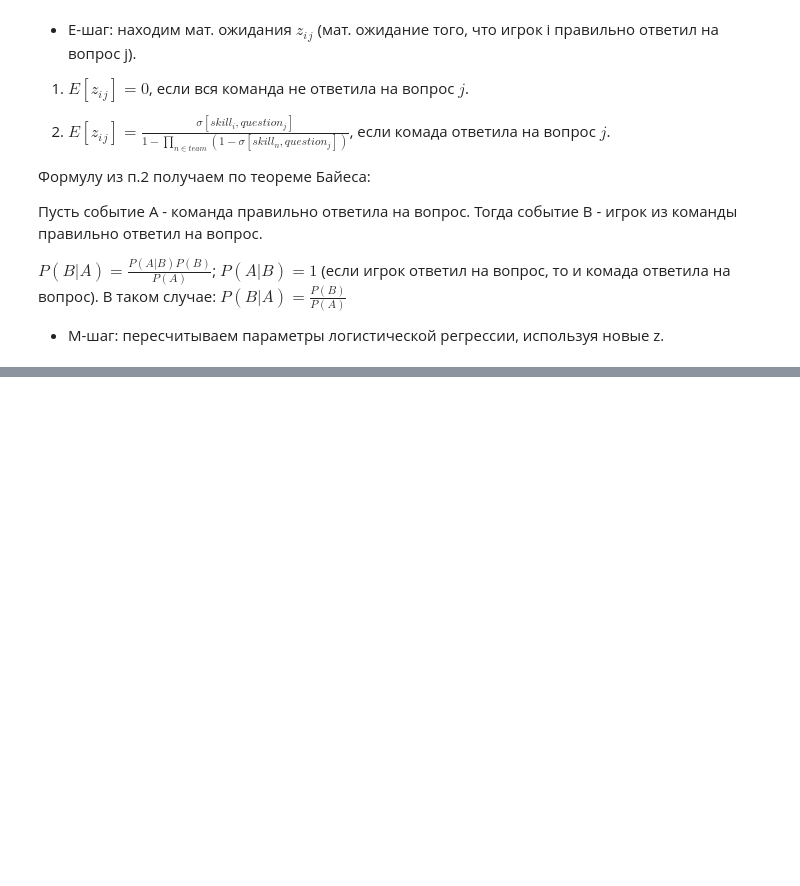
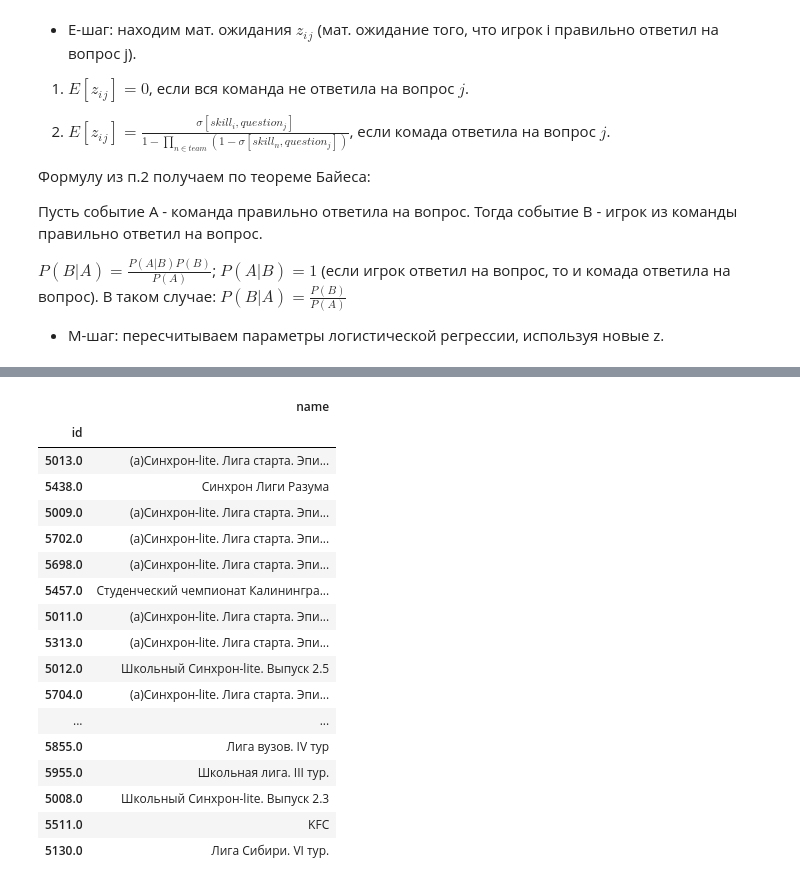
Before and after one commit to IAmLegion2101/adv_ml, a Jupyter notebook: hw2.ipynb, the cells around one changed output, grey strips where cells are left out. Cells and saved outputs as stored; diff of their text form; code cells hidden in the pictures; blank space fills up the shorter version.

```diff
--- a/hw2.ipynb
+++ b/hw2.ipynb
@@ -361,0 +370,42 @@ best_model = models_list[0]
+# %%
+tournaments = [[train_tourn_res[0]["tourn_id"], len(train_tourn_res[0]["mask"])]]
+for team in train_tourn_res:
+    tourn_id = team["tourn_id"]
+    mask_size = len(team["mask"])
+    if tournaments[-1] != [tourn_id, mask_size]:
+        tournaments.append([tourn_id, mask_size])
+quest_diff = best_model.coef_[0][len(all_pl):]
+tournament_diff = []
+i = 0
+for tourn in tournaments:
+    diff_in_tourn = np.array(quest_diff[i : i + tourn[1]])
+    tournament_diff.append([tourn[0], np.mean(diff_in_tourn)])
+    i += tourn[1]
+
+# легкие турниры
+top_hardest = np.array(sorted(tournaments_difficulties, key=lambda x: x[1]))
+top_easiest = np.array(sorted(tournaments_difficulties, key=lambda x: x[1], reverse=True))
+# сложные турниры
+pd_top_hardest = pd.DataFrame(df_train_tournaments.loc[top_hardest[:, 0]].name)
+pd_top_easiest = pd.DataFrame(df_train_tournaments.loc[top_easiest[:, 0]].name)
+# %%
+pd_top_easiest.head(20)
+# %% [output]
+|  | name |
+| id |  |
+| 5013.0 | (а)Синхрон-lite. Лига старта. Эпи... |
+| 5438.0 | Синхрон Лиги Разума |
+| 5009.0 | (а)Синхрон-lite. Лига старта. Эпи... |
+| 5702.0 | (а)Синхрон-lite. Лига старта. Эпи... |
+| 5698.0 | (а)Синхрон-lite. Лига старта. Эпи... |
+| 5457.0 | Студенческий чемпионат Калинингра... |
+| 5011.0 | (а)Синхрон-lite. Лига старта. Эпи... |
+| 5313.0 | (а)Синхрон-lite. Лига старта. Эпи... |
+| 5012.0 | Школьный Синхрон-lite. Выпуск 2.5 |
+| 5704.0 | (а)Синхрон-lite. Лига старта. Эпи... |
+| ... | ... |
+| 5855.0 | Лига вузов. IV тур |
+| 5955.0 | Школьная лига. III тур. |
+| 5008.0 | Школьный Синхрон-lite. Выпуск 2.3 |
+| 5511.0 | KFC |
+| 5130.0 | Лига Сибири. VI тур. |
```
Also changed, not shown: parts of 9 cells of this notebook.
